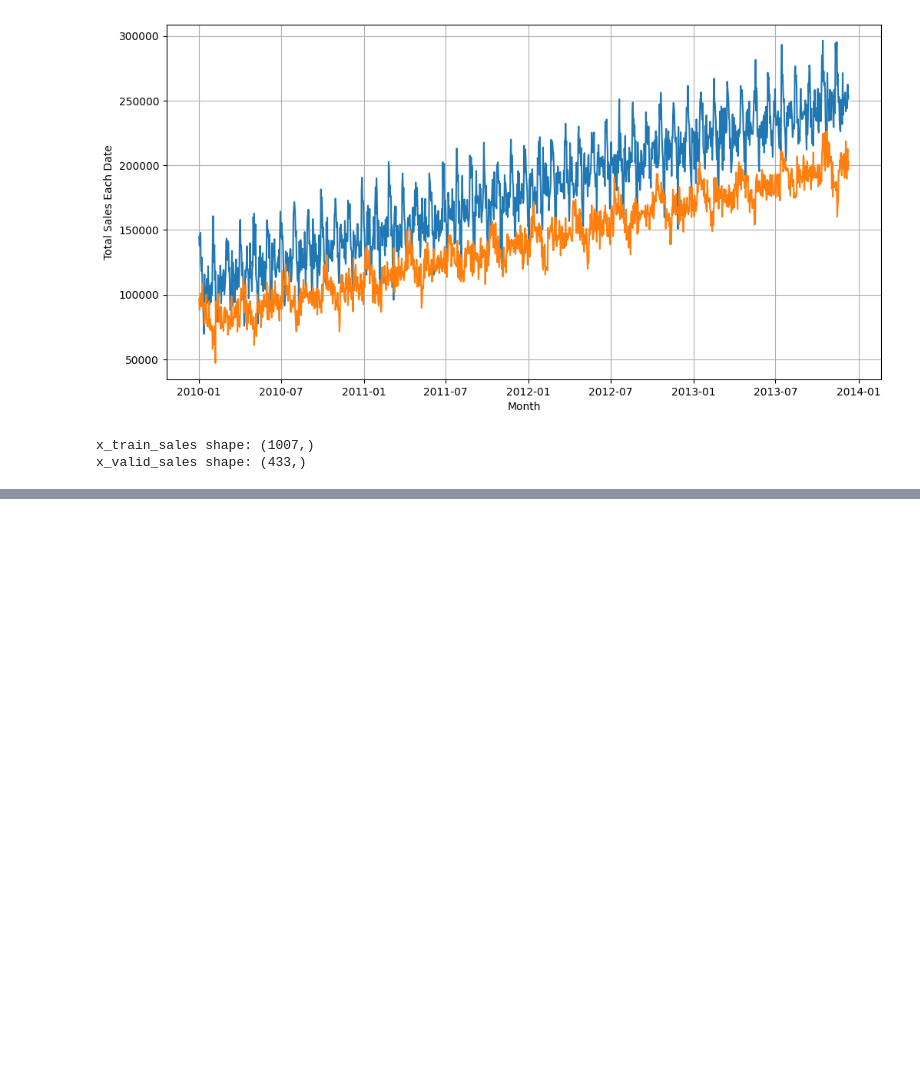
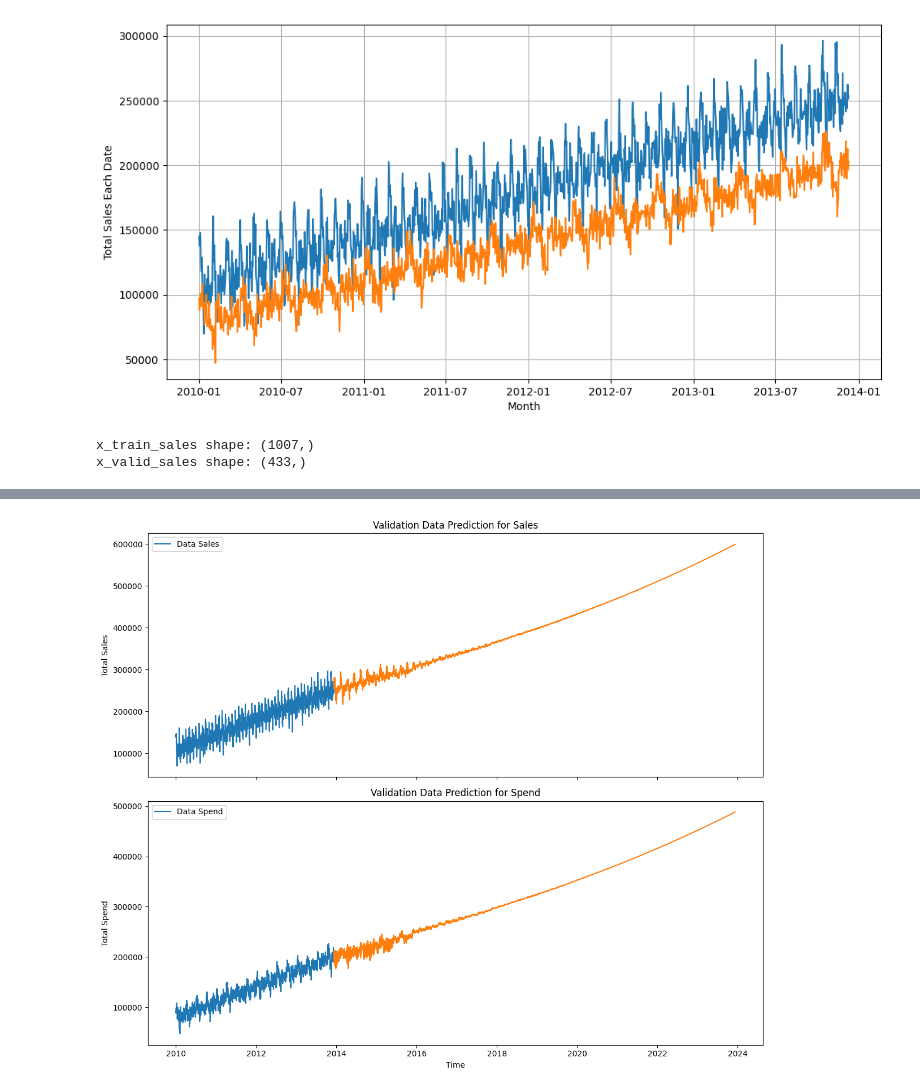
Before and after one commit to FinTrack-BangkitCapstone2024/MachineLearning, a Jupyter notebook: ModelBuilding/model_dummy_dataset.ipynb, the cells around one changed output, grey strips where cells are left out. Cells and saved outputs as stored; diff of their text form; code cells hidden in the pictures; blank space fills up the shorter version.

```diff
--- a/ModelBuilding/model_dummy_dataset.ipynb
+++ b/ModelBuilding/model_dummy_dataset.ipynb
@@ -327,0 +340,46 @@ forecast_future(365)
+# %%
+days = 3650
+
+### Prepare Data for Prediction
+max_date = df['Date'].max()
+future_dates = np.array([max_date + timedelta(days=i) for i in range(days)])
+future_sales = np.zeros((days, 2))  # Initialize array to store predicted values
+
+sales_and_spend = np.column_stack((sales_series, spend_series))
+x_init = sales_and_spend[-WINDOW_SIZE:]
+x_init = np.column_stack((x_init[:, 0], x_init[:, 1]))
+
+### Make Predictions
+for i in range(days):
+    x_init = x_init.reshape((1, WINDOW_SIZE, 2))  # Reshape input data for model
+    prediction = model.predict(x_init)  # Make prediction
+    future_sales[i] = prediction  # Store predicted values
+    x_init = np.roll(x_init, -1)  # Roll input data to make next prediction
+    x_init[:, -1, :] = prediction  # Update input data with predicted values
+
+### Plot the results
+results_sales = forecast[:, 0]
+results_spend = forecast[:, 1]
+
+### Create a figure with two subplots
+fig, ax = plt.subplots(2, 1, figsize=(12, 10), sharex=True)
+
+### Plot validation data and predictions on the first part of each subplot
+ax[0].plot(time, sales_and_spend[:, 0], label='Data Sales')
+ax[0].set_title('Validation Data Prediction for Sales')
+ax[0].set_ylabel('Total Sales')
+ax[0].legend()
+
+ax[1].plot(time, sales_and_spend[:, 1], label='Data Spend')
+ax[1].set_title('Validation Data Prediction for Spend')
+ax[1].set_xlabel('Time')
+ax[1].set_ylabel('Total Spend')
+ax[1].legend()
+
+### Plot predicted values for next 365 days on the same figure
+ax[0].plot(future_dates, future_sales[:, 0], label=f'Predicted Sales (Next {days} Days)')
+ax[1].plot(future_dates, future_sales[:, 1], label=f'Predicted Spend (Next {days} Days)')
+
+plt.tight_layout()
+plt.show()
+# %% [output]
@@ -327,0 +403 @@ forecast_future(365)
+[figure, added]
```
Also changed, not shown: parts of 10 cells of this notebook, 2 other files.
